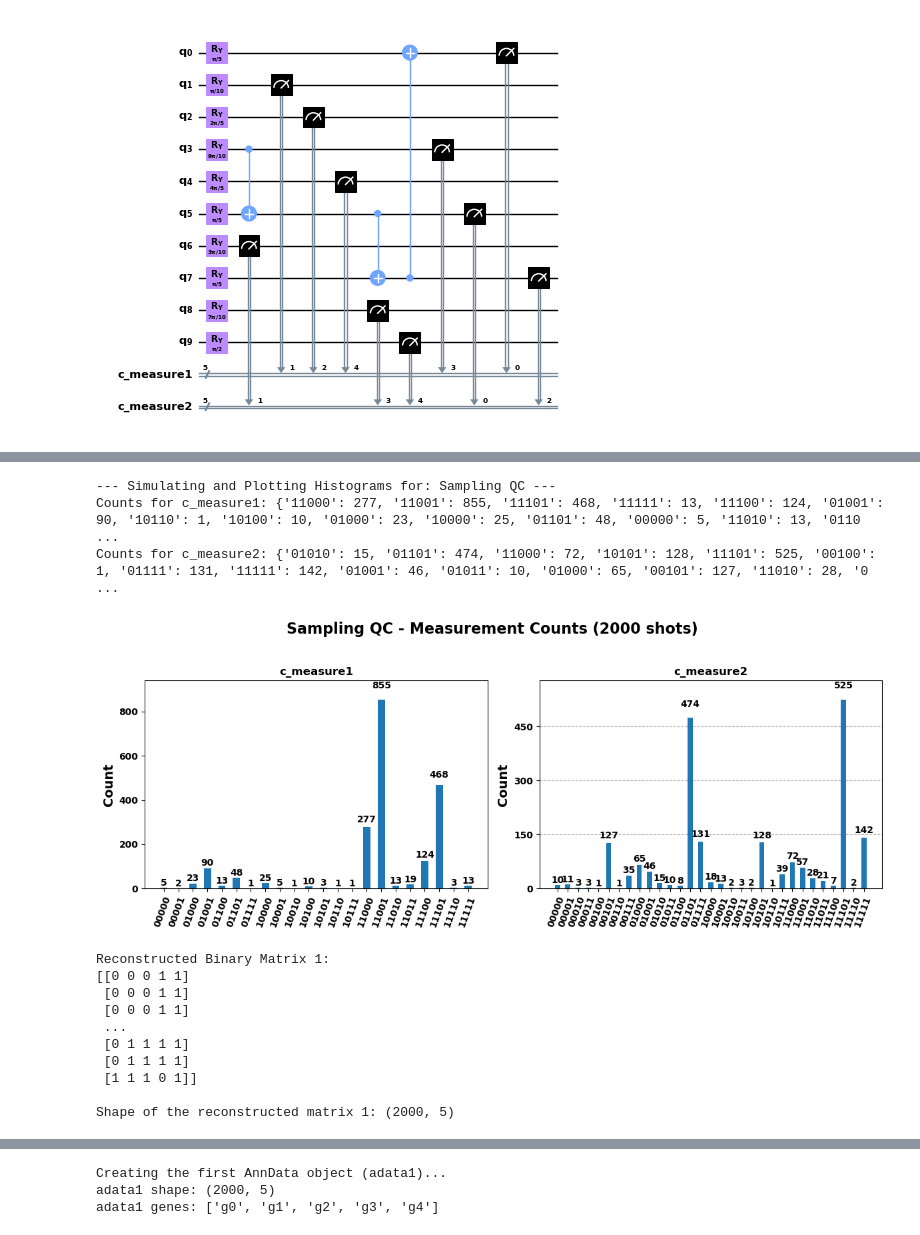
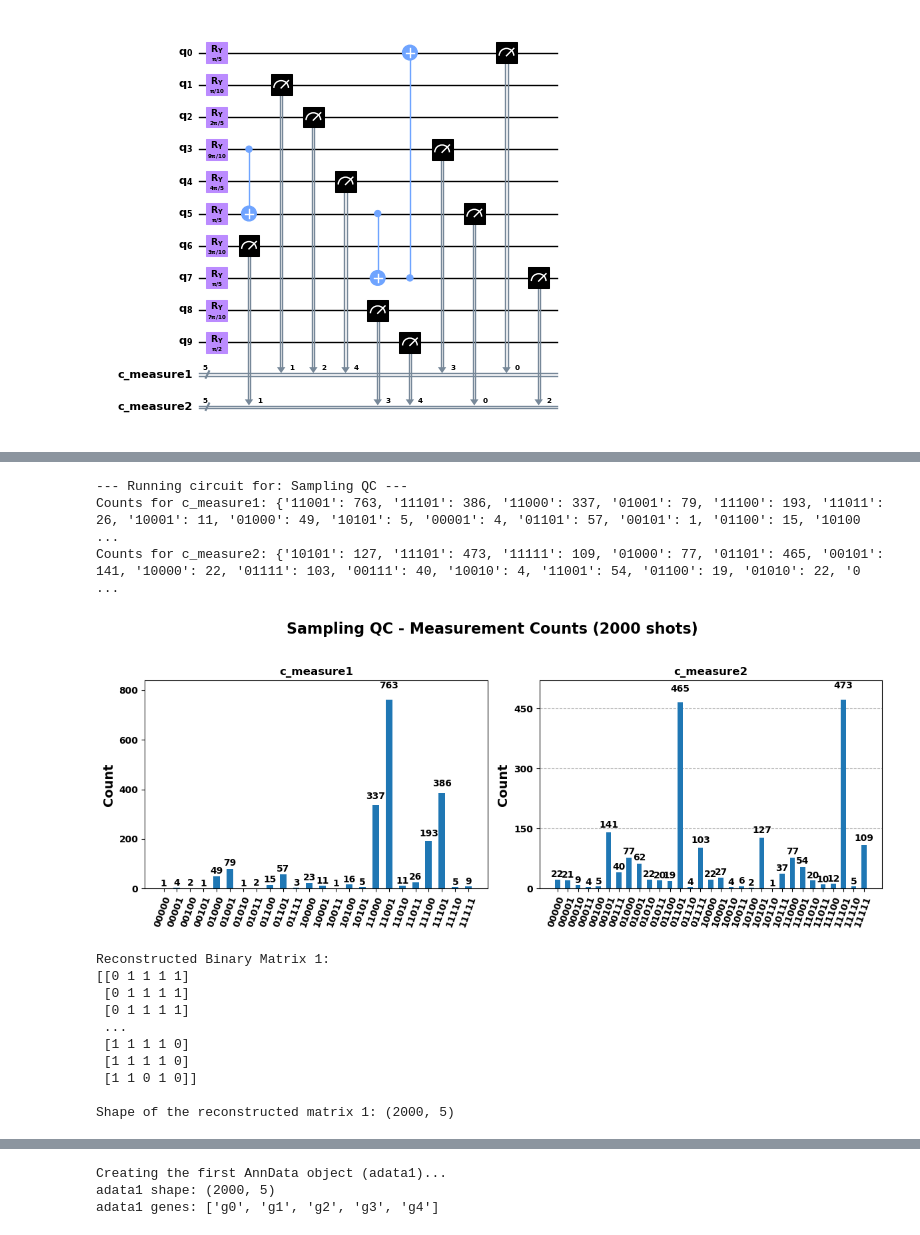
Before and after one commit to cailab-tamu/qSimCells, a Jupyter notebook: qSim_cell_chat.ipynb, the cells around one changed output, grey strips where cells are left out. Saved outputs shown, nothing was run; the diff lists cells and outputs as text; code cells hidden in the pictures.

Commit message:
Quantum device run included through backend, as well as included simulated and quantum device generated single cells.

```diff
--- a/qSim_cell_chat.ipynb
+++ b/qSim_cell_chat.ipynb
@@ -26,0 +36,3 @@ circuit_xct_cnot.draw(output="mpl", style="clifford", fold=40,  scale = 0.5)
+# %%
+# If just simulation do this
+backend = None
@@ -27,13 +43,15 @@ circuit_xct_cnot.draw(output="mpl", style="clifford", fold=40,  scale = 0.5)
 # %%
 from qsim_cells.generative import plot_measurement_histograms
 
 #counts_measure1, counts_measure2 = plot_measurement_histograms(circuit_xct_cnot, nshots=2000, title_prefix="Sampling QC", figure_save_name='measure_counts_sample_inter_state1.svg', figsize=(13,5))
-counts_measure1, counts_measure2 = plot_measurement_histograms(circuit_xct_cnot, nshots=2000, title_prefix="Sampling QC")
+counts_measure1, counts_measure2 = plot_measurement_histograms(
+    circuit_xct_cnot, nshots=2000, backend=backend, title_prefix="Sampling QC"
+)
 # %% [output]
---- Simulating and Plotting Histograms for: Sampling QC ---
-Counts for c_measure1: {'11000': 277, '11001': 855, '11101': 468, '11111': 13, '11100': 124, '01001': 90, '10110': 1, '10100': 10, '01000': 23, '10000': 25, '01101': 48, '00000': 5, '11010': 13, '0110 ...
-Counts for c_measure2: {'01010': 15, '01101': 474, '11000': 72, '10101': 128, '11101': 525, '00100': 1, '01111': 131, '11111': 142, '01001': 46, '01011': 10, '01000': 65, '00101': 127, '11010': 28, '0 ...
+--- Running circuit for: Sampling QC ---
+Counts for c_measure1: {'11001': 763, '11101': 386, '11000': 337, '01001': 79, '11100': 193, '11011': 26, '10001': 11, '01000': 49, '10101': 5, '00001': 4, '01101': 57, '00101': 1, '01100': 15, '10100 ...
+Counts for c_measure2: {'10101': 127, '11101': 473, '11111': 109, '01000': 77, '01101': 465, '00101': 141, '10000': 22, '01111': 103, '00111': 40, '10010': 4, '11001': 54, '01100': 19, '01010': 22, '0 ...
-[figure, old version]
+[figure, new version]
 # %%
 # Reconstruct the matrix
 from qsim_cells.generative import create_binary_matrix
@@ -44,13 +62,13 @@ print(reconstructed_matrix)
 print("\nShape of the reconstructed matrix 1:", reconstructed_matrix.shape)
 # %% [output]
 Reconstructed Binary Matrix 1:
-[[0 0 0 1 1]
- [0 0 0 1 1]
- [0 0 0 1 1]
- ...
+[[0 1 1 1 1]
  [0 1 1 1 1]
  [0 1 1 1 1]
- [1 1 1 0 1]]
+ ...
+ [1 1 1 1 0]
+ [1 1 1 1 0]
+ [1 1 0 1 0]]
 
 Shape of the reconstructed matrix 1: (2000, 5)
 # %%
```
Also changed, not shown: parts of 13 cells of this notebook, 3 other files.
